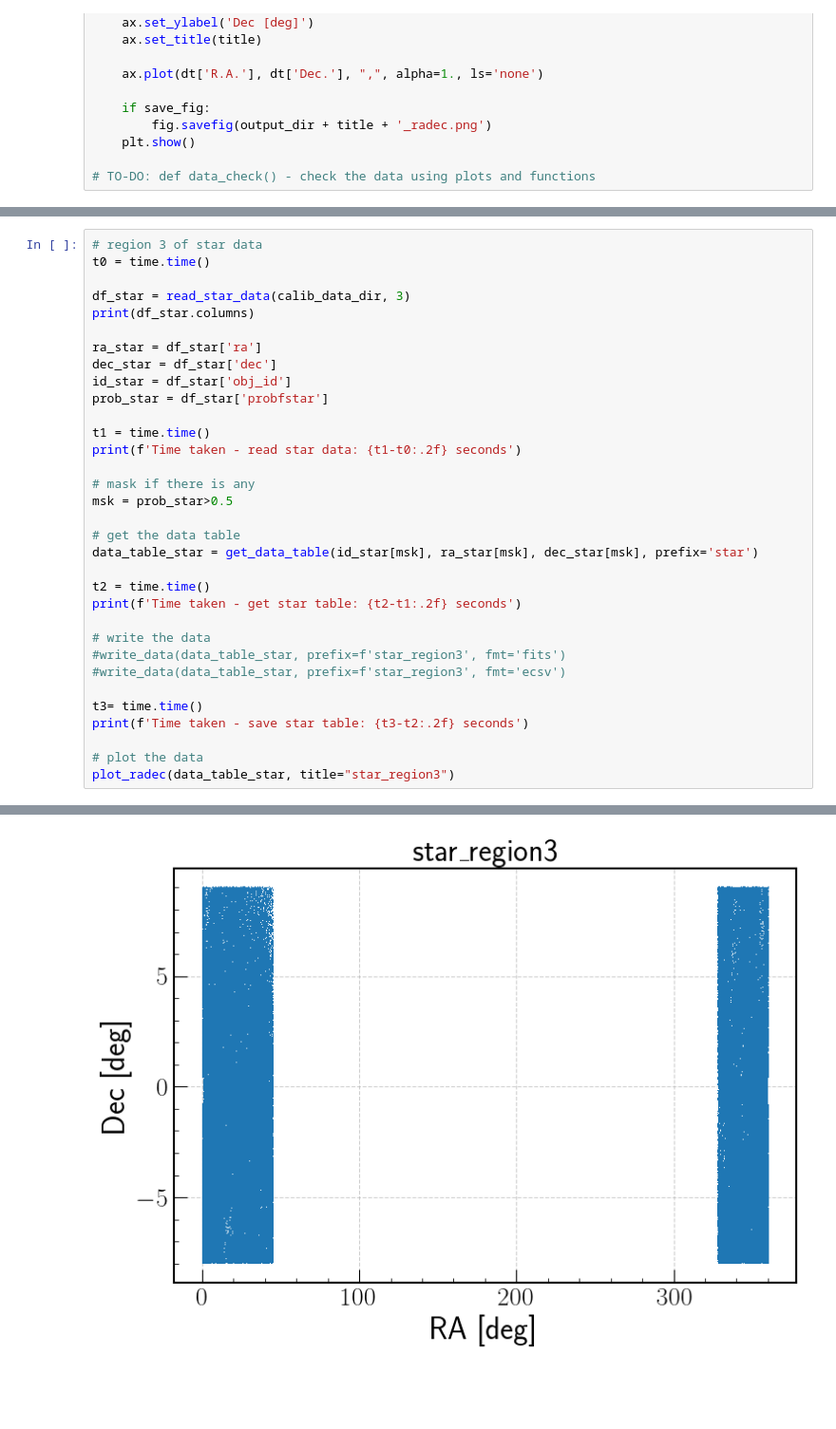
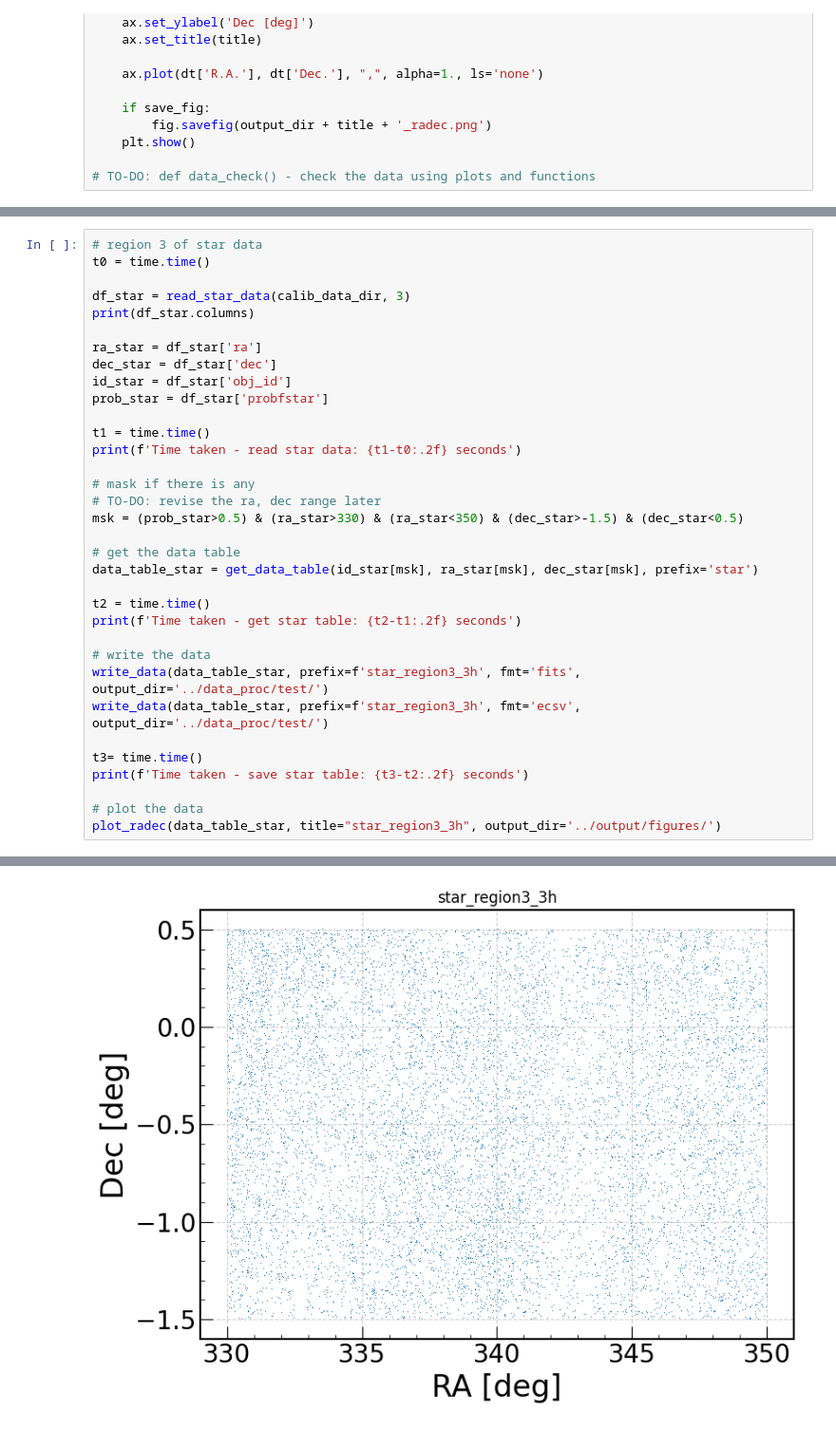
Before and after one commit to jingssrs/pfs_co_fa, a Jupyter notebook: src/preproc_data_calib.ipynb, the cells around one changed output, grey strips where cells are left out. Shown at 95% size. Saved outputs shown, nothing was run; the diff lists cells and outputs as text; blank space fills up the shorter version.

```diff
--- a/src/preproc_data_calib.ipynb
+++ b/src/preproc_data_calib.ipynb
@@ -146,7 +171,8 @@ t1 = time.time()
 print(f'Time taken - read star data: {t1-t0:.2f} seconds')
 
 # mask if there is any
-msk = prob_star>0.5
+# TO-DO: revise the ra, dec range later
+msk = (prob_star>0.5) & (ra_star>330) & (ra_star<350) & (dec_star>-1.5) & (dec_star<0.5)
 
 # get the data table
 data_table_star = get_data_table(id_star[msk], ra_star[msk], dec_star[msk], prefix='star')
@@ -155,14 +181,14 @@ t2 = time.time()
 print(f'Time taken - get star table: {t2-t1:.2f} seconds')
 
 # write the data
-#write_data(data_table_star, prefix=f'star_region3', fmt='fits')
-#write_data(data_table_star, prefix=f'star_region3', fmt='ecsv')
+write_data(data_table_star, prefix=f'star_region3_3h', fmt='fits', output_dir='../data_proc/test/')
+write_data(data_table_star, prefix=f'star_region3_3h', fmt='ecsv', output_dir='../data_proc/test/')
 
 t3= time.time()
 print(f'Time taken - save star table: {t3-t2:.2f} seconds')
 
 # plot the data
-plot_radec(data_table_star, title="star_region3")
+plot_radec(data_table_star, title="star_region3_3h", output_dir='../output/figures/')
 # %% [output]
 /Users/jing/My_Work/Ongoing/NetFlow_PFS_Cosmo/Data//sky_star_data/region3_probfstar.csv
 Index(['obj_id', 'catalog', 'ra', 'dec', 'epoch', 'parallax', 'parallax_error',
@@ -177,4 +203,4 @@ Time taken - save star table: 0.00 seconds
-[figure, old version]
+[figure, new version]
 # %%
 # check the data
 print("epoch of star is ", np.unique(df_star['epoch']))
```
Also changed, not shown: parts of 4 cells of this notebook, 8 other files.
